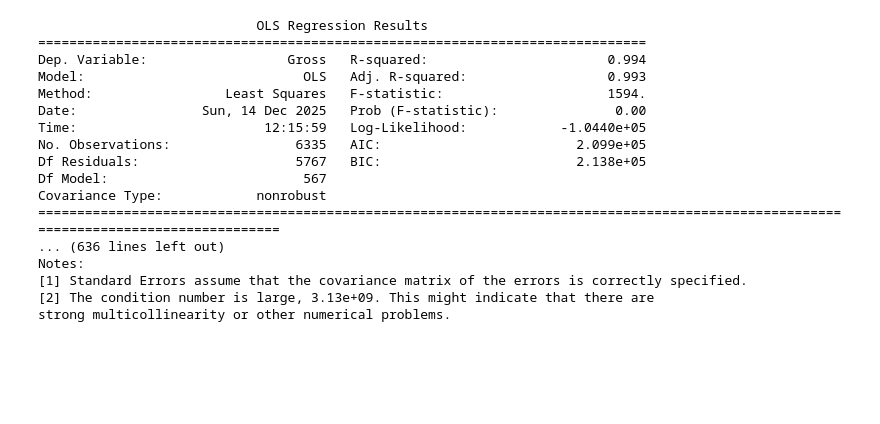
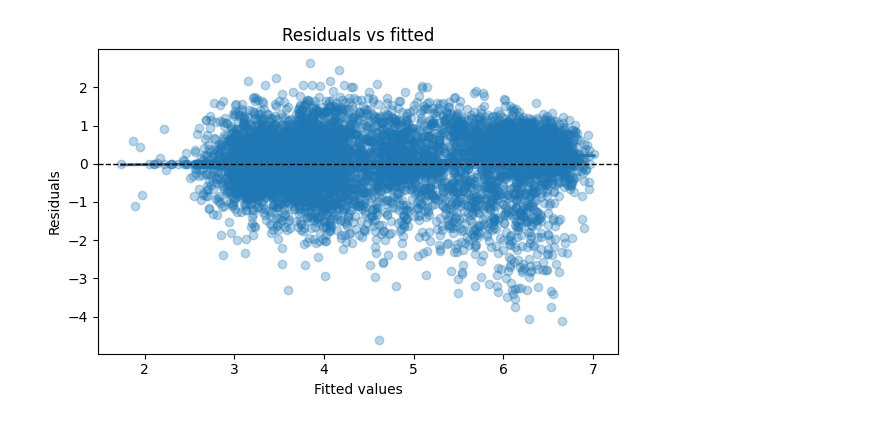
Before and after one commit to ihuang87/STA4101-Final-Paper, a Jupyter notebook: models/descriptive_models.ipynb, the cells around one changed output. Drawn from its saved outputs; the diff is of its cells as text; code cells hidden in the pictures; blank space fills up the shorter version.

Commit message:
Added to the paper, and changed models

```diff
--- a/models/descriptive_models.ipynb
+++ b/models/descriptive_models.ipynb
@@ -114,60 +56,19 @@ strong multicollinearity problems or that the design matrix is singular.
-# %%
-# the descriptive model for predicting tickets_sold only has R^2 = 0.35, not high, try to predict gross with tickets_sold,
-# expects better results
-
-# make sure Gross is numeric
-movies["Gross"] = pd.to_numeric(movies["Gross"], errors="coerce")
-
-# OLS
-formula_gross = (
-    "Gross ~ tickets_sold + release_year + release_month"
-    " + C(Distributor) + C(Genre) + C(MPAA)"
-    " + title_has_man + title_has_love + title_has_life"
-)
-m_full = smf.ols(formula_gross, data=movies).fit()
-print(m_full.summary())
-
-# variable selection
-alpha = 0.05
-terms = [
-    "tickets_sold", "release_year", "release_month",
-    "C(Distributor)", "C(Genre)", "C(MPAA)",
-    "title_has_man", "title_has_love", "title_has_life"
-]
-
-def fit_terms(ts):
-    f = "Gross ~ " + " + ".join(ts)
-    return smf.ols(f, data=movies).fit(), f
-
-model, current = fit_terms(terms)
-
-while True:
-    aov = anova_lm(model, typ=2).drop(index="Residual")
-    worst = aov["PR(>F)"].idxmax()
-    worst_p = aov.loc[worst, "PR(>F)"]
-    if worst_p <= alpha:
-        break
-    # Remove that term and refit
-    terms = [t for t in terms if t != worst]
-    model, current = fit_terms(terms)
-
-print("Final formula (p-value backward):", current)
-print(model.summary())
-# %% [output]
-                            OLS Regression Results
-==============================================================================
-Dep. Variable:                  Gross   R-squared:                       0.994
-Model:                            OLS   Adj. R-squared:                  0.993
-Method:                 Least Squares   F-statistic:                     1594.
-Date:                Sun, 14 Dec 2025   Prob (F-statistic):               0.00
-Time:                        12:15:59   Log-Likelihood:            -1.0440e+05
-No. Observations:                6335   AIC:                         2.099e+05
-Df Residuals:                    5767   BIC:                         2.138e+05
-Df Model:                         567
-Covariance Type:            nonrobust
-======================================================================================================================================
-... (636 lines left out)
-Notes:
-[1] Standard Errors assume that the covariance matrix of the errors is correctly specified.
-[2] The condition number is large, 3.13e+09. This might indicate that there are
-strong multicollinearity or other numerical problems.
+# %%
+fitted = ols_model.fittedvalues
+resid  = ols_model.resid
+
+# Residuals vs fitted plot
+plt.figure(figsize=(6, 4))
+plt.scatter(fitted, resid, alpha=0.3)
+# smooth trend line (LOWESS)
+smoothed = lowess(resid, fitted, frac=0.3)
+plt.plot(smoothed[:, 0], smoothed[:, 1], linewidth=2)
+
+plt.axhline(0, color="k", linewidth=1, linestyle="--")
+plt.xlabel("Fitted values")
+plt.ylabel("Residuals")
+plt.title("Residuals vs fitted")
+plt.tight_layout()
+plt.show()
+# %% [output]
+[figure, added]
```
Also changed, not shown: parts of 7 cells of this notebook, 29 other files.
